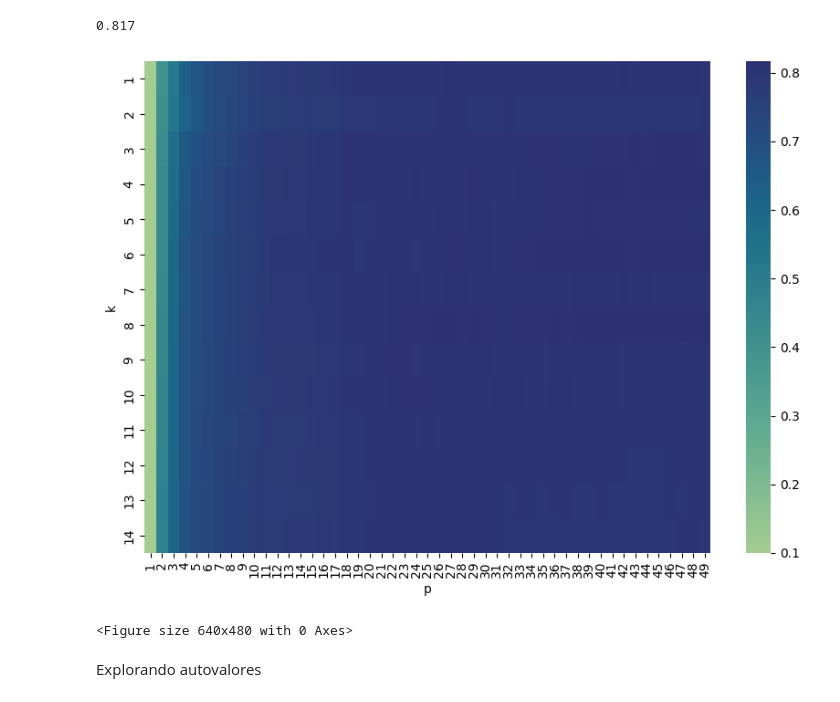
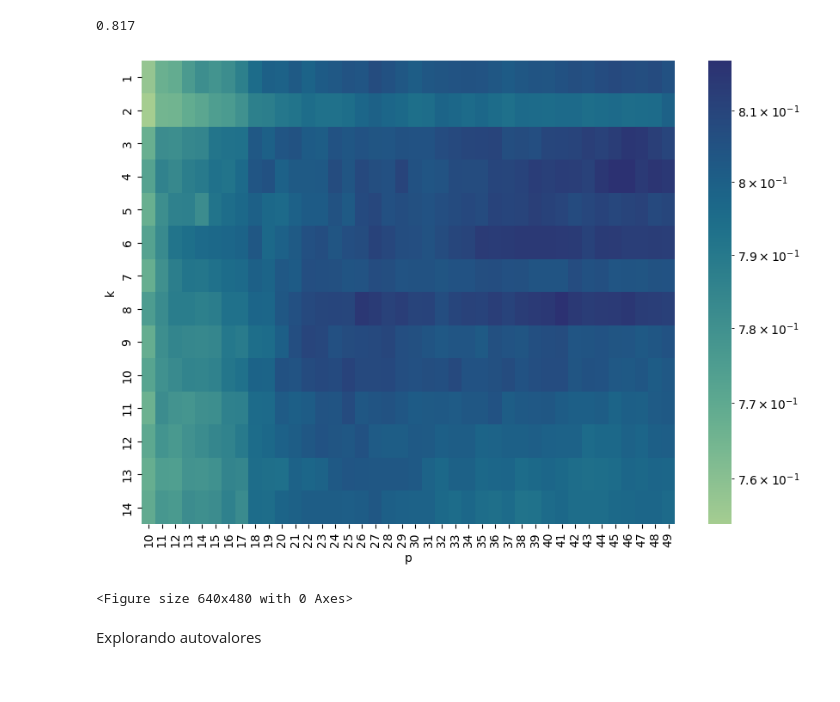
Before and after one commit to GonzaloConsoli/tp2-metodos, a Jupyter notebook: notebooks/tp2.ipynb, the cells around one changed output. Saved outputs shown, nothing was run; the diff lists cells and outputs as text; code cells hidden in the pictures.

Commit message:
Fix heatmap. Using pca transformation on experiments. Organizing sections.

```diff
--- a/notebooks/tp2.ipynb
+++ b/notebooks/tp2.ipynb
@@ -388,15 +337,24 @@ accs[best_k_idx, best_p_idx]
 # %%
 import seaborn as sns
 import matplotlib.pyplot as plt
+import matplotlib.colors
+
+k_list = np.arange(1, 15)
+p_list = np.arange(10, 50)
+
+accs = np.load("bests_k_p_15_50.npy")
+accs = accs[:, 9:]
 
 fig, ax = plt.subplots(figsize=(10, 7))
-sns.heatmap(accs, fmt=".3f", xticklabels=p_list, yticklabels=k_list, ax=ax, cmap="crest")
+norm = matplotlib.colors.LogNorm(vmin=accs.min().min(), vmax=accs.max().max())
+
+sns.heatmap(accs, fmt=".3f", xticklabels=p_list, yticklabels=k_list, ax=ax, cmap="crest", norm=norm)
 ax.set_xlabel("p")
 ax.set_ylabel("k")
 plt.show()
 plt.savefig("images/heatmap_p_k.png")
 # %% [output]
-[figure, old version]
+[figure, new version]
 <Figure size 640x480 with 0 Axes>
 # %% [markdown]
 Explorando autovalores
```
Also changed, not shown: parts of 17 cells of this notebook, 2 other files.
